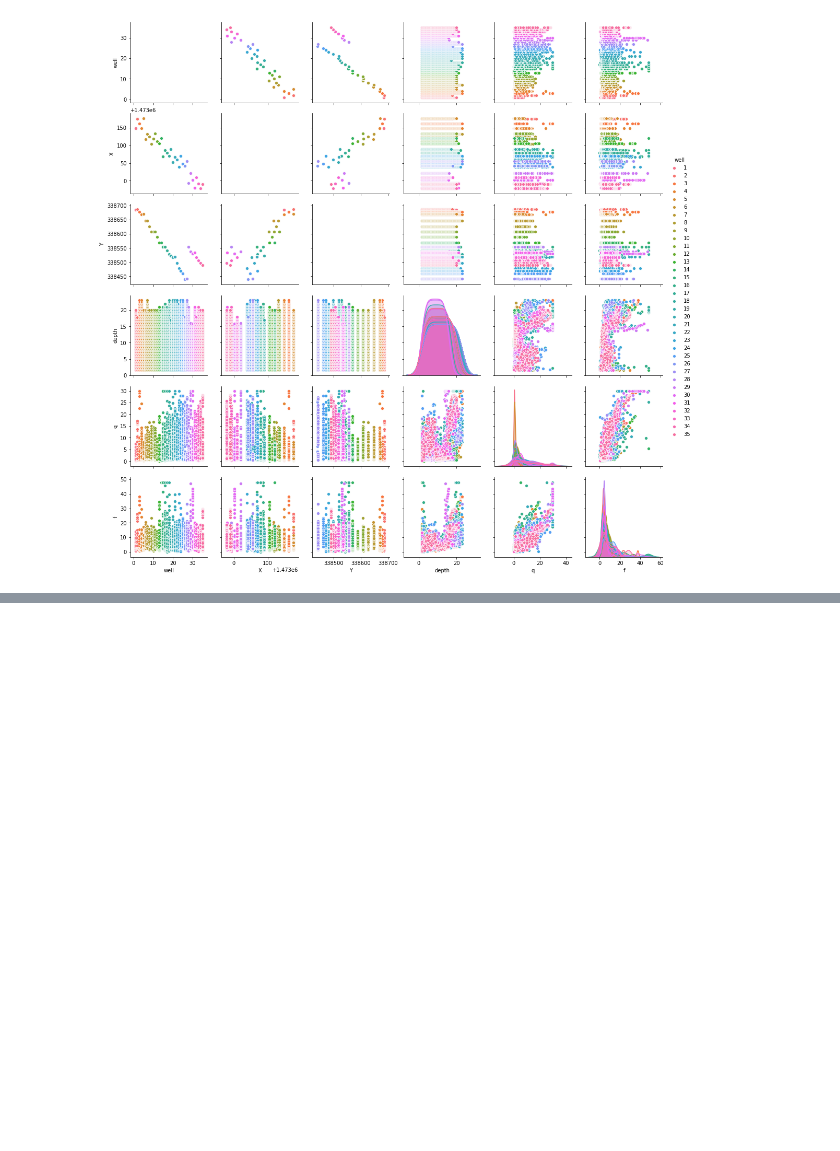
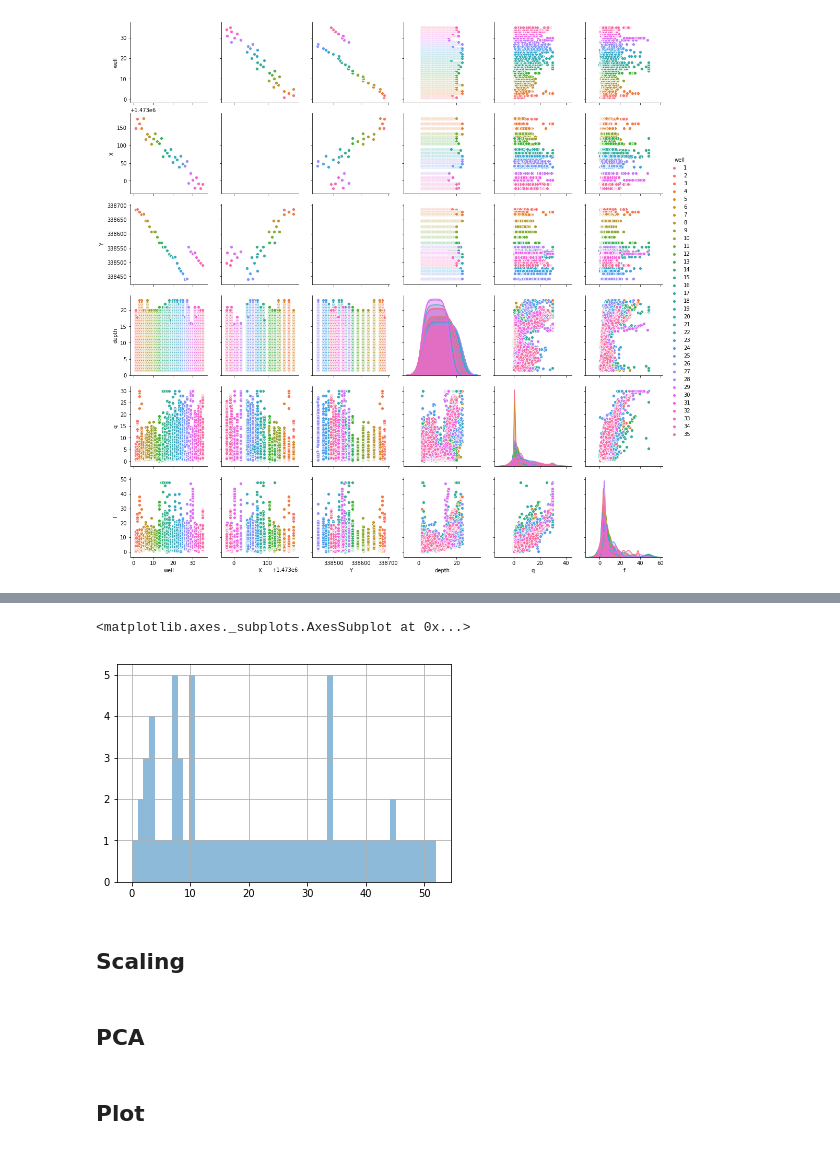
Before and after one commit to ixomaxip/ml, a Jupyter notebook: src/dev.ipynb, the cells around one changed output, grey strips where cells are left out. Saved outputs shown, nothing was run; the diff lists cells and outputs as text; code cells hidden in the pictures; blank space fills up the shorter version.

```diff
--- a/src/dev.ipynb
+++ b/src/dev.ipynb
@@ -113,0 +132,6 @@ seaborn.pairplot(zonds, hue='well', diag_kind='kde')
+# %%
+clusters['p_code'].hist(bins=len(pd.unique(clusters['poroda'])), alpha=0.5)
+data = clusters[]
+# %% [output]
+<matplotlib.axes._subplots.AxesSubplot at 0x...>
+[figure, added]
@@ -113,0 +140,2 @@ seaborn.pairplot(zonds, hue='well', diag_kind='kde')
+# %% [markdown]
+## Scaling
@@ -113,0 +146,2 @@ seaborn.pairplot(zonds, hue='well', diag_kind='kde')
+# %% [markdown]
+## PCA
@@ -113,0 +152,2 @@ seaborn.pairplot(zonds, hue='well', diag_kind='kde')
+# %% [markdown]
+## Plot
```
Also changed, not shown: parts of 13 cells of this notebook, 1 other file.
